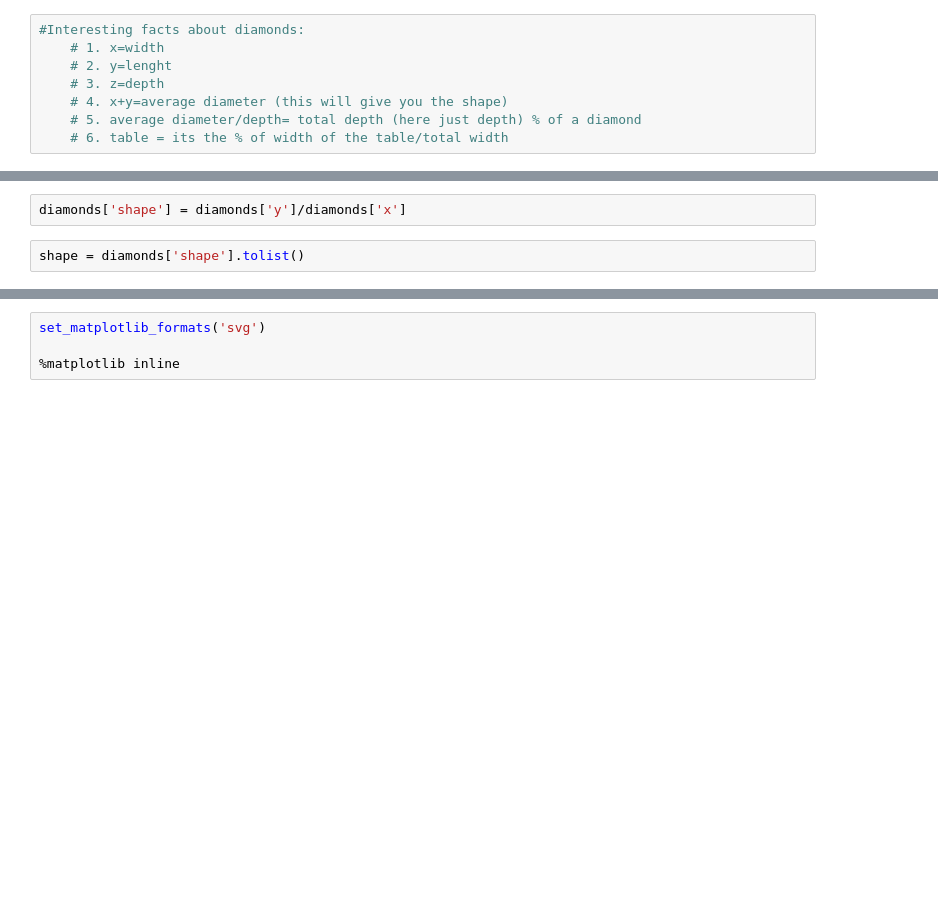
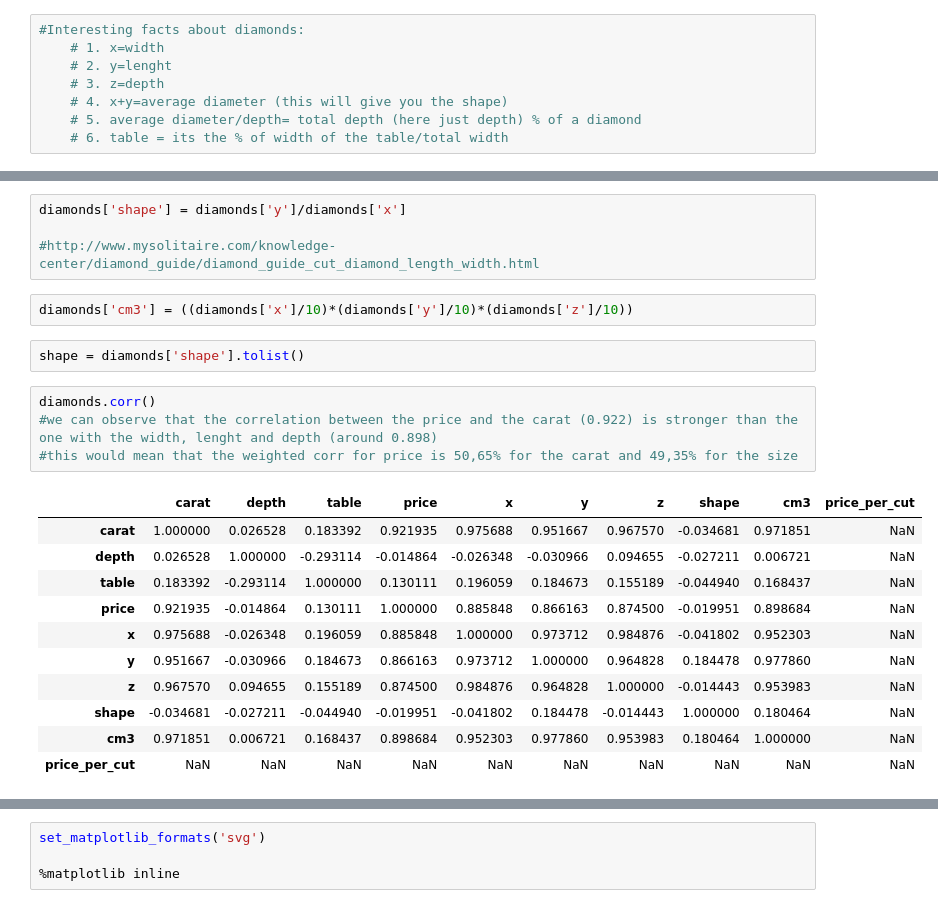
Before and after one commit to luisperezdemiguelinfante/ih_datamadpt0420_project_m2, a Jupyter notebook: Untitled.ipynb, the cells around one changed output, grey strips where cells are left out. Drawn from its saved outputs; the diff is of its cells as text; blank space fills up the shorter version.

```diff
--- a/Untitled.ipynb
+++ b/Untitled.ipynb
@@ -27,4 +28,24 @@ diamonds.head()
 # %%
 diamonds['shape'] = diamonds['y']/diamonds['x']
+
+#http://www.mysolitaire.com/knowledge-center/diamond_guide/diamond_guide_cut_diamond_length_width.html
+# %%
+diamonds['cm3'] = ((diamonds['x']/10)*(diamonds['y']/10)*(diamonds['z']/10))
 # %%
 shape = diamonds['shape'].tolist()
+# %%
+diamonds.corr()
+#we can observe that the correlation between the price and the carat (0.922) is stronger than the one with the width, lenght and depth (around 0.898)
+#this would mean that the weighted corr for price is 50,65% for the carat and 49,35% for the size
+# %% [output]
+|  | carat | depth | table | price | x | y | z | shape | cm3 | price_per_cut |
+| carat | 1.000000 | 0.026528 | 0.183392 | 0.921935 | 0.975688 | 0.951667 | 0.967570 | -0.034681 | 0.971851 | NaN |
+| depth | 0.026528 | 1.000000 | -0.293114 | -0.014864 | -0.026348 | -0.030966 | 0.094655 | -0.027211 | 0.006721 | NaN |
+| table | 0.183392 | -0.293114 | 1.000000 | 0.130111 | 0.196059 | 0.184673 | 0.155189 | -0.044940 | 0.168437 | NaN |
+| price | 0.921935 | -0.014864 | 0.130111 | 1.000000 | 0.885848 | 0.866163 | 0.874500 | -0.019951 | 0.898684 | NaN |
+| x | 0.975688 | -0.026348 | 0.196059 | 0.885848 | 1.000000 | 0.973712 | 0.984876 | -0.041802 | 0.952303 | NaN |
+| y | 0.951667 | -0.030966 | 0.184673 | 0.866163 | 0.973712 | 1.000000 | 0.964828 | 0.184478 | 0.977860 | NaN |
+| z | 0.967570 | 0.094655 | 0.155189 | 0.874500 | 0.984876 | 0.964828 | 1.000000 | -0.014443 | 0.953983 | NaN |
+| shape | -0.034681 | -0.027211 | -0.044940 | -0.019951 | -0.041802 | 0.184478 | -0.014443 | 1.000000 | 0.180464 | NaN |
+| cm3 | 0.971851 | 0.006721 | 0.168437 | 0.898684 | 0.952303 | 0.977860 | 0.953983 | 0.180464 | 1.000000 | NaN |
+| price_per_cut | NaN | NaN | NaN | NaN | NaN | NaN | NaN | NaN | NaN | NaN |
```
Also changed, not shown: parts of 14 cells of this notebook, 1 other file.
